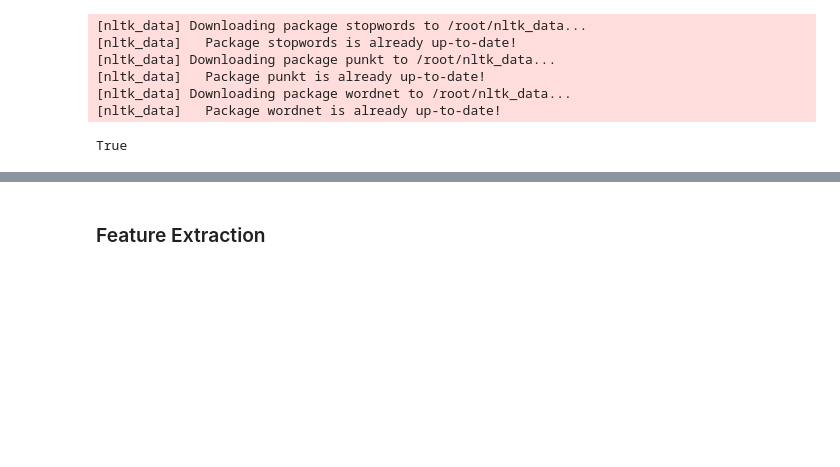
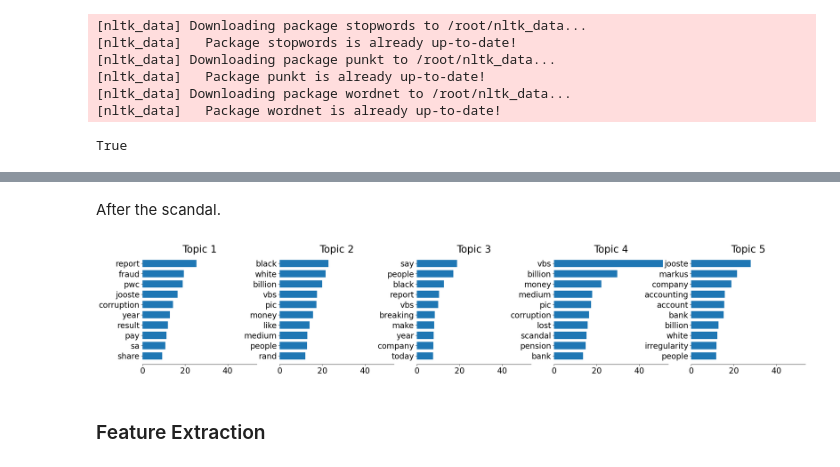
Before and after one commit to Slyson/Steinhoff-Sentiment-Analysis, a Jupyter notebook: steinhoff_sentiment_analysis.ipynb, the cells around one changed output, grey strips where cells are left out. Saved outputs shown, nothing was run; the diff lists cells and outputs as text; code cells hidden in the pictures; blank space fills up the shorter version.

```diff
--- a/steinhoff_sentiment_analysis.ipynb
+++ b/steinhoff_sentiment_analysis.ipynb
@@ -331,3 +460,10 @@ test_after_clean = preprocess_texts(test_after)
+# %% [markdown]
+After the scandal.
+# %%
+plot_top_words(after_lda, after_feature_names, 10, '')
+plt.show()
+# %% [output]
+[figure, added]
 # %% [markdown]
 <h3>Feature Extraction</h3>
 # %%
```
Also changed, not shown: parts of 19 cells of this notebook.
